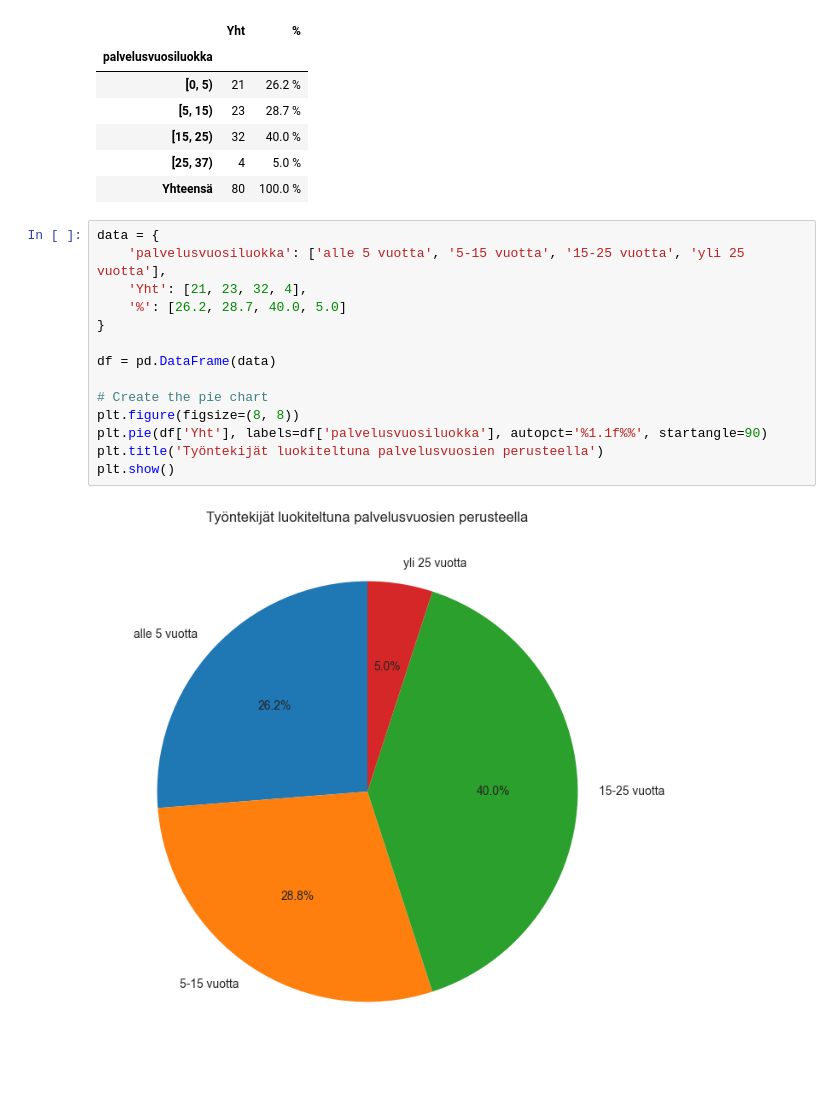
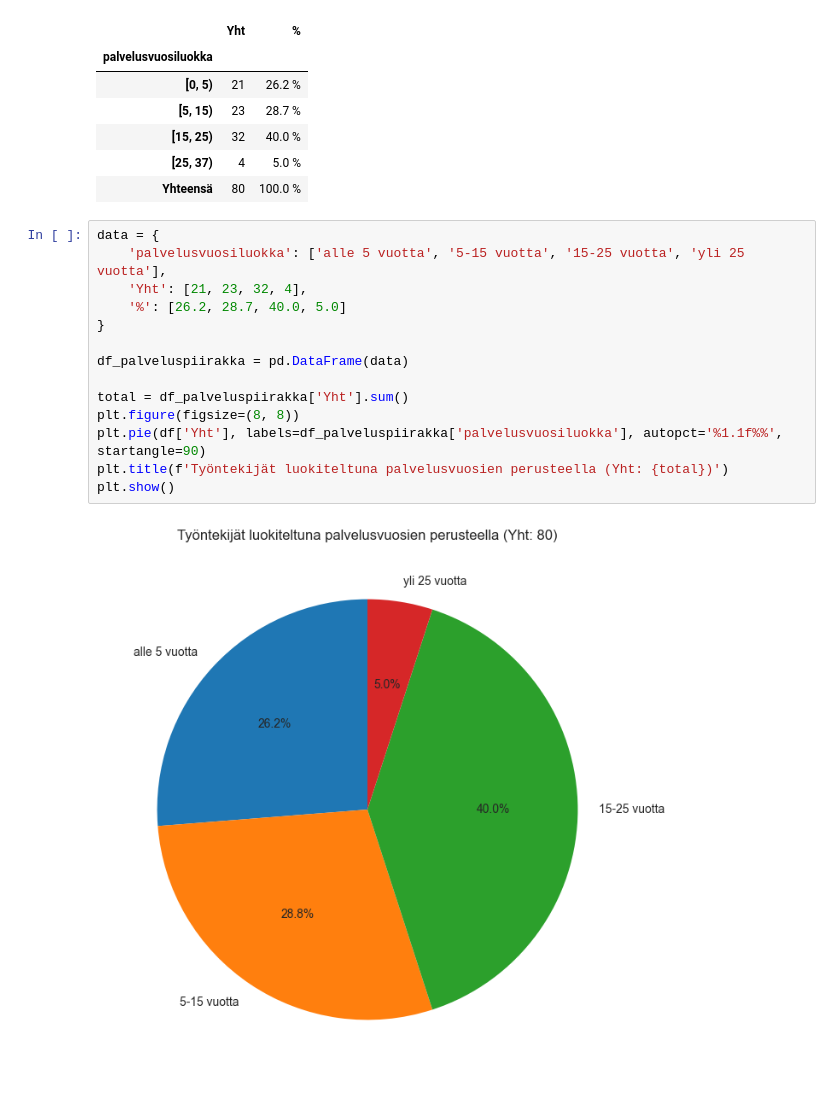
Before and after one commit to Hildura/Tiedonk-sittely-Pytjonilla-Ryhm-5, a Jupyter notebook: Projekti/Analyzing_WorkPlaceSatisfactionSurveyData.ipynb, the cells around one changed output. Cells and saved outputs as stored; diff of their text form.

```diff
--- a/Projekti/Analyzing_WorkPlaceSatisfactionSurveyData.ipynb
+++ b/Projekti/Analyzing_WorkPlaceSatisfactionSurveyData.ipynb
@@ -370,16 +370,16 @@ df_palvelusvuodet.style.format({'Yht': '{:.0f}', '%': '{:.1f} %'})
 # %%
 data = {
     'palvelusvuosiluokka': ['alle 5 vuotta', '5-15 vuotta', '15-25 vuotta', 'yli 25 vuotta'],
     'Yht': [21, 23, 32, 4],
     '%': [26.2, 28.7, 40.0, 5.0]
 }
 
-df = pd.DataFrame(data)
+df_palveluspiirakka = pd.DataFrame(data)
 
-# Create the pie chart
+total = df_palveluspiirakka['Yht'].sum()
 plt.figure(figsize=(8, 8))
-plt.pie(df['Yht'], labels=df['palvelusvuosiluokka'], autopct='%1.1f%%', startangle=90)
-plt.title('Työntekijät luokiteltuna palvelusvuosien perusteella')
+plt.pie(df['Yht'], labels=df_palveluspiirakka['palvelusvuosiluokka'], autopct='%1.1f%%', startangle=90)
+plt.title(f'Työntekijät luokiteltuna palvelusvuosien perusteella (Yht: {total})')
 plt.show()
 # %% [output]
-[figure, old version]
+[figure, new version]
```
